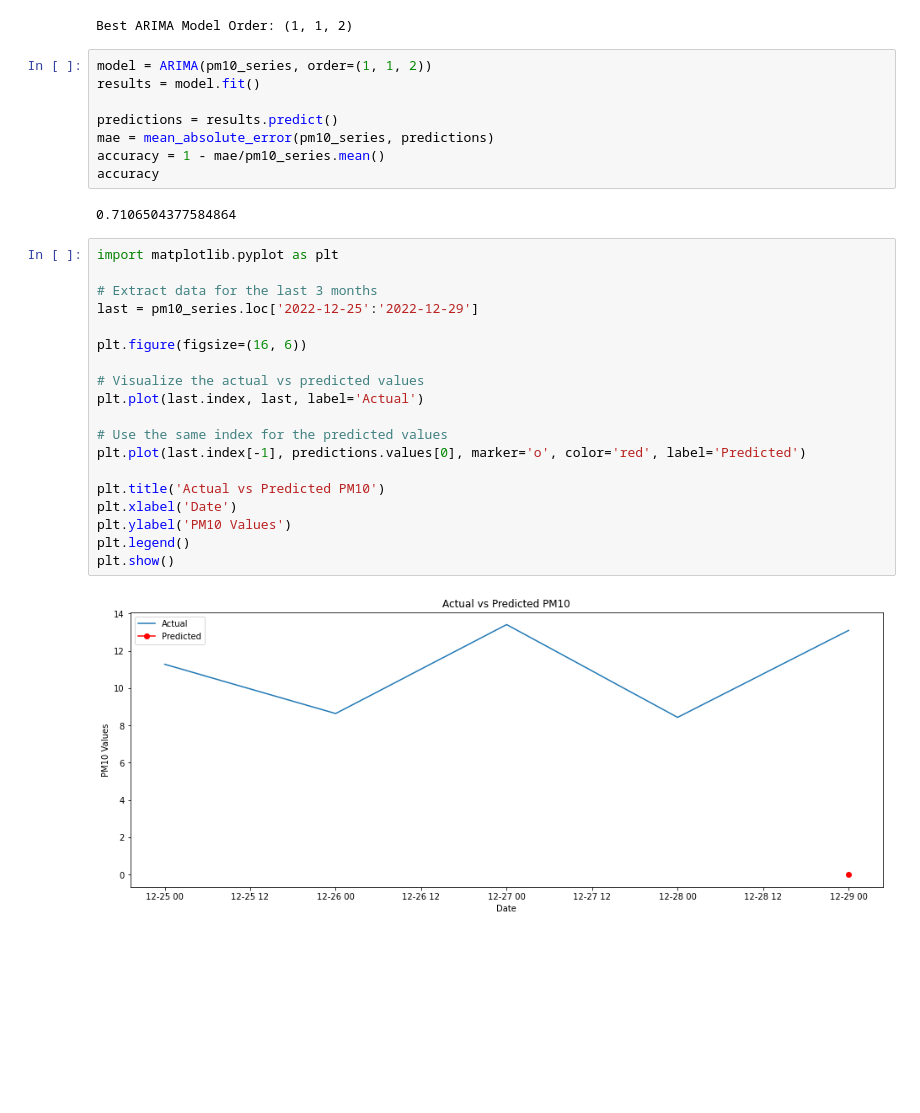
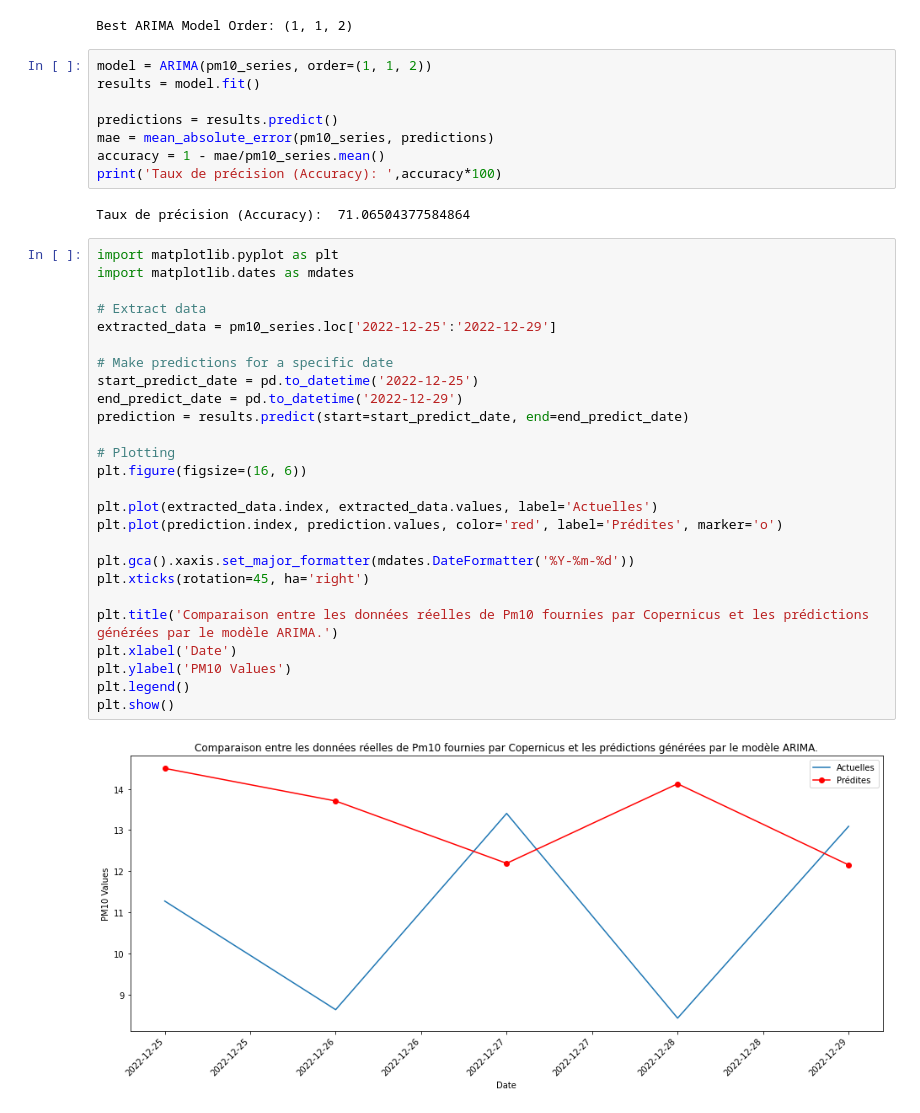
Before and after one commit to M99Zayn/Projet-Copernicus, a Jupyter notebook: prediction-pm.ipynb, the cells around one changed output. Drawn from its saved outputs; the diff is of its cells as text; blank space fills up the shorter version.

Commit message:
updated prediction model

```diff
--- a/prediction-pm.ipynb
+++ b/prediction-pm.ipynb
@@ -74,27 +74,34 @@ results = model.fit()
 predictions = results.predict()
 mae = mean_absolute_error(pm10_series, predictions)
 accuracy = 1 - mae/pm10_series.mean()
-accuracy
+print('Taux de précision (Accuracy): ',accuracy*100)
 # %% [output]
-0.7106504377584864
+Taux de précision (Accuracy):  71.06504377584864
 # %%
 import matplotlib.pyplot as plt
+import matplotlib.dates as mdates
 
-# Extract data for the last 3 months
-last = pm10_series.loc['2022-12-25':'2022-12-29']
+# Extract data
+extracted_data = pm10_series.loc['2022-12-25':'2022-12-29']
 
+# Make predictions for a specific date
+start_predict_date = pd.to_datetime('2022-12-25')
+end_predict_date = pd.to_datetime('2022-12-29')
+prediction = results.predict(start=start_predict_date, end=end_predict_date)
+
+# Plotting
 plt.figure(figsize=(16, 6))
 
-# Visualize the actual vs predicted values
-plt.plot(last.index, last, label='Actual')
+plt.plot(extracted_data.index, extracted_data.values, label='Actuelles')
+plt.plot(prediction.index, prediction.values, color='red', label='Prédites', marker='o')
 
-# Use the same index for the predicted values
-plt.plot(last.index[-1], predictions.values[0], marker='o', color='red', label='Predicted')
+plt.gca().xaxis.set_major_formatter(mdates.DateFormatter('%Y-%m-%d'))
+plt.xticks(rotation=45, ha='right')
 
-plt.title('Actual vs Predicted PM10')
+plt.title('Comparaison entre les données réelles de Pm10 fournies par Copernicus et les prédictions générées par le modèle ARIMA.')
 plt.xlabel('Date')
 plt.ylabel('PM10 Values')
 plt.legend()
 plt.show()
 # %% [output]
-[figure, old version]
+[figure, new version]
```
Also changed, not shown: parts of 4 cells of this notebook.
